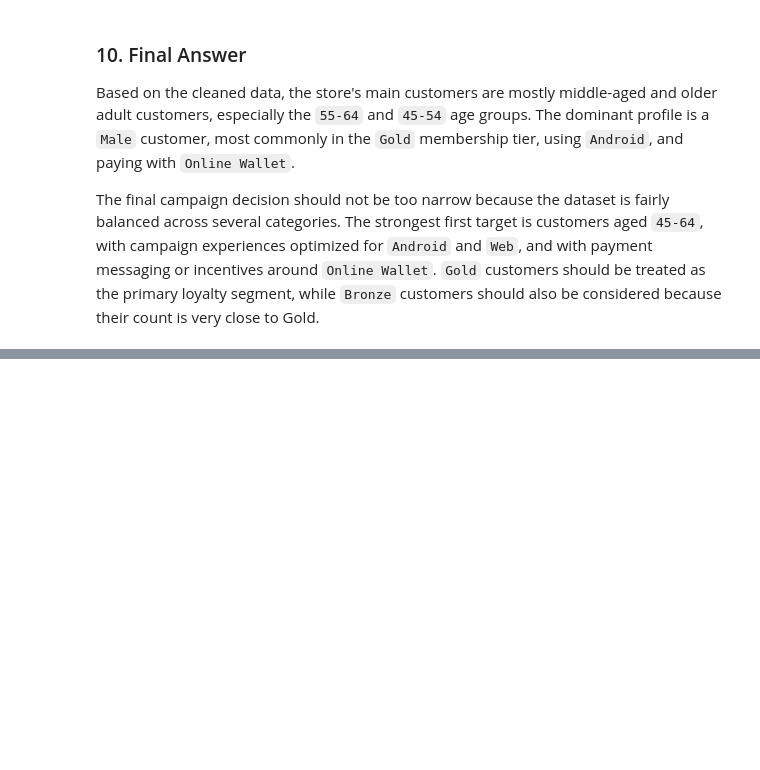
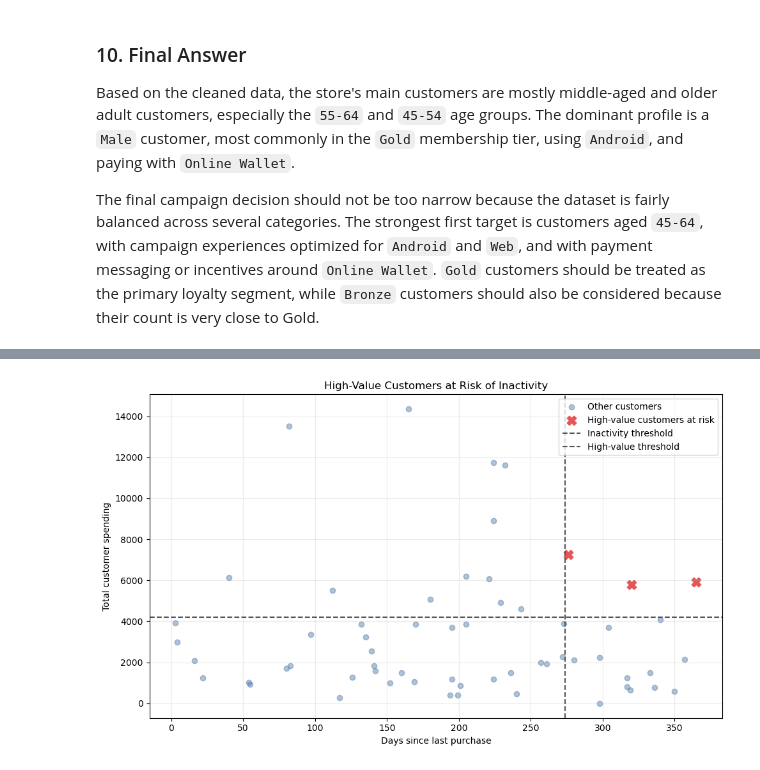
Before and after one commit to FatemehDehghan224/studybuild-customer-analysis-02, a Jupyter notebook: submissions/FatemehDehghan224/analysis_code/customer_profile_analysis.ipynb, the cells around one changed output, grey strips where cells are left out. Saved outputs shown, nothing was run; the diff lists cells and outputs as text; code cells hidden in the pictures; blank space fills up the shorter version.

```diff
--- a/submissions/FatemehDehghan224/analysis_code/customer_profile_analysis.ipynb
+++ b/submissions/FatemehDehghan224/analysis_code/customer_profile_analysis.ipynb
@@ -529,0 +1450,37 @@ The final campaign decision should not be too narrow because the dataset is fair
+# %%
+def plot_at_risk_customers(risk_df: pd.DataFrame, thresholds: dict[str, float]) -> plt.Axes:
+    """Plot customer value versus inactivity and highlight at-risk customers.
+
+    Args:
+        risk_df: Customer table containing at_risk flags.
+        thresholds: Value, frequency, and inactivity thresholds.
+
+    Returns:
+        The Matplotlib axes containing the at-risk customer chart.
+    """
+    fig, ax = plt.subplots(figsize=(10, 6))
+    ax.scatter(
+        risk_df.loc[~risk_df["at_risk"], "last_purchase_days"],
+        risk_df.loc[~risk_df["at_risk"], "total_spending"],
+        alpha=0.45, color="#4C78A8", label="Other customers",
+    )
+    ax.scatter(
+        risk_df.loc[risk_df["at_risk"], "last_purchase_days"],
+        risk_df.loc[risk_df["at_risk"], "total_spending"],
+        marker="X", s=110, color="#E45756", label="High-value customers at risk",
+    )
+    ax.axvline(thresholds["inactivity_threshold"], linestyle="--", color="#555555", label="Inactivity threshold")
+    ax.axhline(thresholds["spending_threshold"], linestyle="--", color="#555555", label="High-value threshold")
+    ax.set_title("High-Value Customers at Risk of Inactivity")
+    ax.set_xlabel("Days since last purchase")
+    ax.set_ylabel("Total customer spending")
+    ax.legend()
+    ax.grid(alpha=0.25)
+    plt.tight_layout()
+    plt.show()
+    return ax
+
+
+at_risk_chart = plot_at_risk_customers(risk_df, risk_thresholds)
+# %% [output]
+[figure, added]
```
Also changed, not shown: parts of 64 cells of this notebook, 1 other file.
